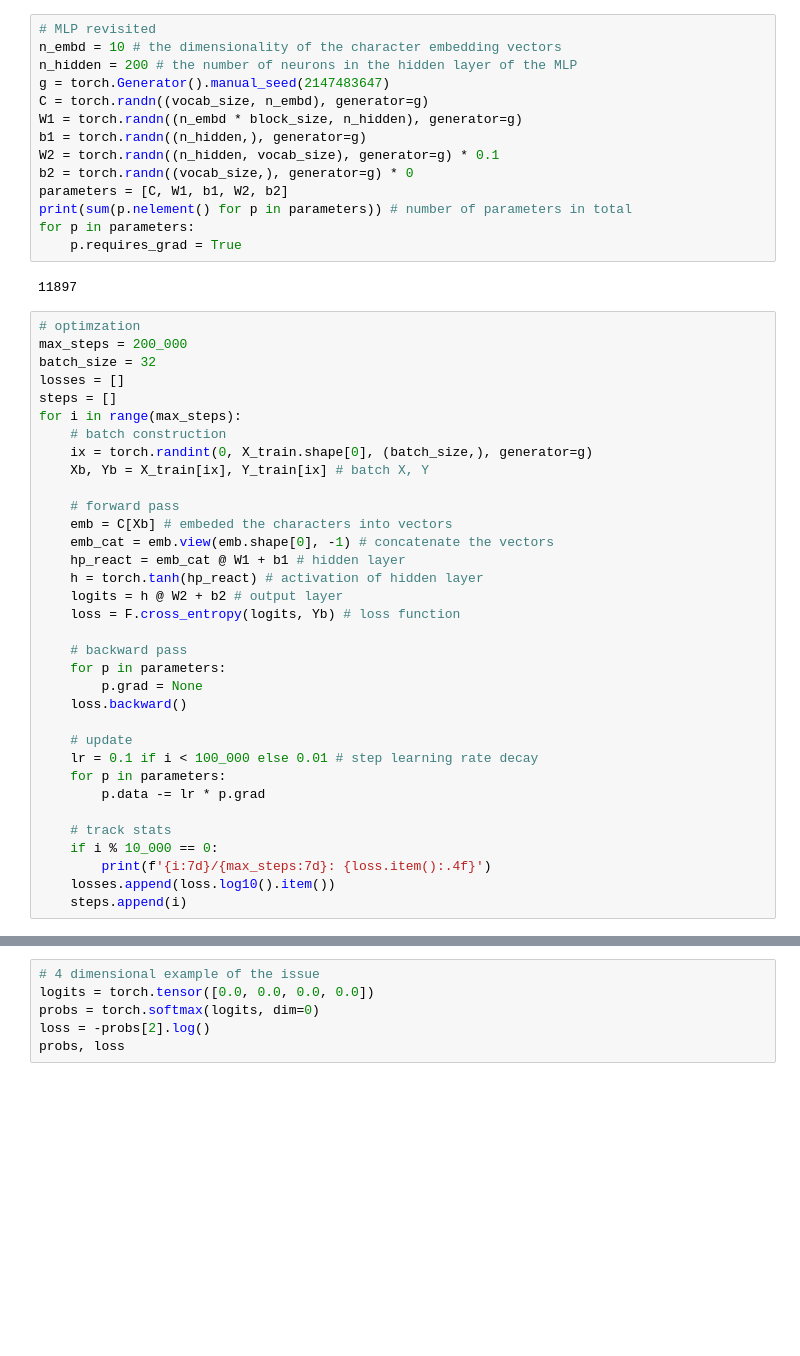
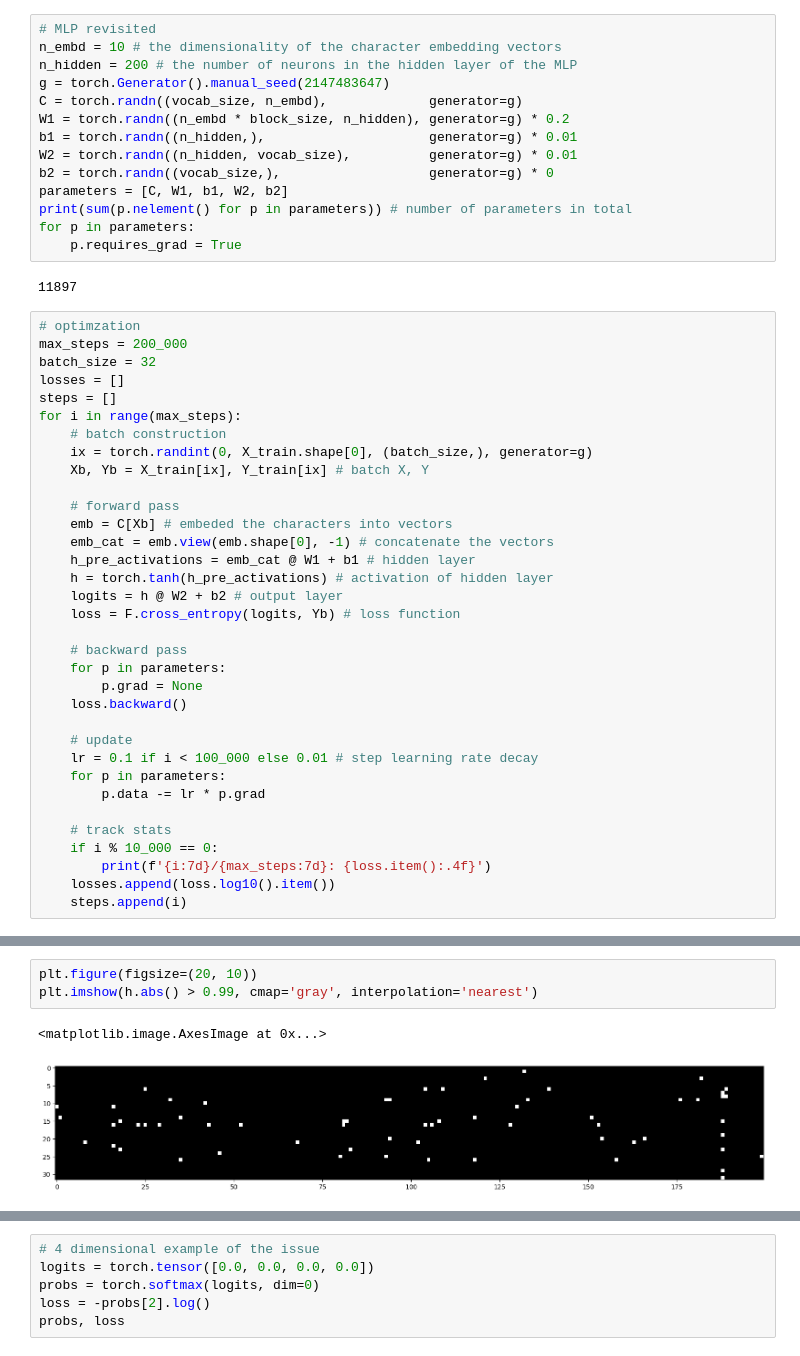
Before and after one commit to charlieroth/karpathy-ai, a Jupyter notebook: makemore-mlp-2.ipynb, the cells around one changed output, grey strips where cells are left out. Drawn from its saved outputs; the diff is of its cells as text; blank space fills up the shorter version.

Commit message:
makemore part 3: mlp, fix saturated tanh

```diff
--- a/makemore-mlp-2.ipynb
+++ b/makemore-mlp-2.ipynb
@@ -78,11 +136,11 @@ test torch.Size([22866, 3]) torch.Size([22866])
 n_embd = 10 # the dimensionality of the character embedding vectors
 n_hidden = 200 # the number of neurons in the hidden layer of the MLP
 g = torch.Generator().manual_seed(2147483647)
-C = torch.randn((vocab_size, n_embd), generator=g)
-W1 = torch.randn((n_embd * block_size, n_hidden), generator=g)
-b1 = torch.randn((n_hidden,), generator=g)
-W2 = torch.randn((n_hidden, vocab_size), generator=g) * 0.1
-b2 = torch.randn((vocab_size,), generator=g) * 0
+C = torch.randn((vocab_size, n_embd),             generator=g)
+W1 = torch.randn((n_embd * block_size, n_hidden), generator=g) * 0.2
+b1 = torch.randn((n_hidden,),                     generator=g) * 0.01
+W2 = torch.randn((n_hidden, vocab_size),          generator=g) * 0.01
+b2 = torch.randn((vocab_size,),                   generator=g) * 0
 parameters = [C, W1, b1, W2, b2]
 print(sum(p.nelement() for p in parameters)) # number of parameters in total
 for p in parameters:
@@ -103,8 +161,8 @@ for i in range(max_steps):
     # forward pass
     emb = C[Xb] # embeded the characters into vectors
     emb_cat = emb.view(emb.shape[0], -1) # concatenate the vectors
-    hp_react = emb_cat @ W1 + b1 # hidden layer
-    h = torch.tanh(hp_react) # activation of hidden layer
+    h_pre_activations = emb_cat @ W1 + b1 # hidden layer
+    h = torch.tanh(h_pre_activations) # activation of hidden layer
     logits = h @ W2 + b2 # output layer
     loss = F.cross_entropy(logits, Yb) # loss function
 
@@ -160,0 +205,6 @@ tensor(3.2958)
+# %%
+plt.figure(figsize=(20, 10))
+plt.imshow(h.abs() > 0.99, cmap='gray', interpolation='nearest')
+# %% [output]
+<matplotlib.image.AxesImage at 0x...>
+[figure, added]
```
Also changed, not shown: parts of 7 cells of this notebook, 4 other files.
